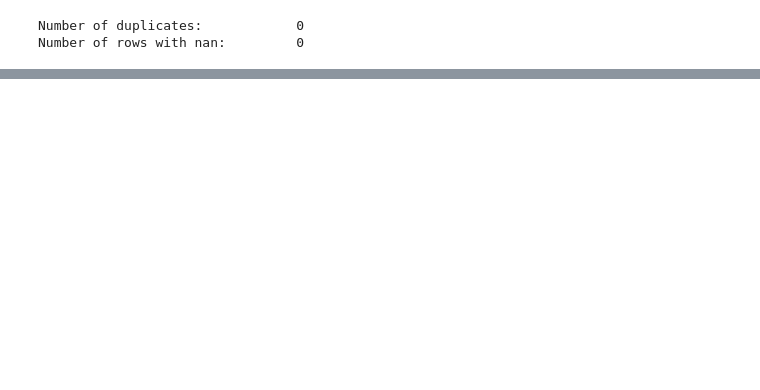
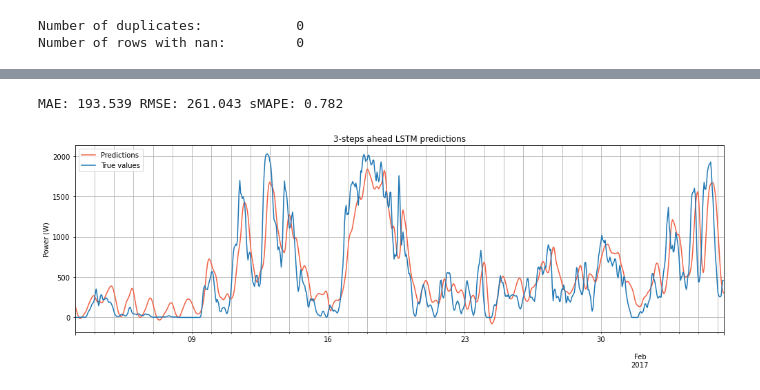
Before and after one commit to esvazas/wind_power_forecasting, a Jupyter notebook: notebooks/5_LSTM_forecasting.ipynb, the cells around one changed output, grey strips where cells are left out. Drawn from its saved outputs; the diff is of its cells as text; code cells hidden in the pictures; blank space fills up the shorter version.

Commit message:
Test LSTM notebook.

```diff
--- a/notebooks/5_LSTM_forecasting.ipynb
+++ b/notebooks/5_LSTM_forecasting.ipynb
@@ -59,5 +65,8 @@ Index(['Date_time', 'P_avg', 'Ws_avg', 'Ot_avg', 'Wa_avg', 'Ya_avg', 'Ba_avg',
       dtype='object')
 # %%
+# define dates for plotting
+test_dates = dataset.loc[dataset['Date_time'].dt.year.isin(test_years), 'Date_time'].values
+
 # split to training/validation/testing sets based on indices
 dataset_train = dataset[dataset.index.isin(train_idx)].copy()
 dataset_valid = dataset[dataset.index.isin(valid_idx)].copy()
@@ -111,13 +125,8 @@ y_valid = y_valid_sup.values
 X_test = X_test_sup.values
 y_test = y_test_sup.values
 # %%
-# DEFINE LSTM MODEL HYPER-PARAMETERS
-BATCH_SIZE = 512
-N_EPOCHS = 100
-N_NEURONS = 64
-
 # FIT MODEL
-lstm_model = fit_lstm(
+lstm_model, history = lstm.fit_lstm(
     X_train, y_train,
     X_valid, y_valid,
     BATCH_SIZE, N_EPOCHS, N_NEURONS,
@@ -127,0 +140,11 @@ y_predict, y_true = make_predictions(lstm_model, X_valid, y_valid, scaler_output
+# %%
+# evaluate predictions
+y_predict, y_true = lstm.make_predictions(lstm_model, X_valid, y_valid, scaler_output, N_PAST)
+
+# plot predictions
+predictions = pd.Series(y_predict, index=test_dates[N_PAST:-N_OUT+1])
+true = pd.Series(y_true, index=test_dates[N_PAST:-N_OUT+1])
+processing.plot_series_predictions(true, predictions, N_OUT=N_OUT, method='LSTM')
+# %% [output]
+MAE: 193.539 RMSE: 261.043 sMAPE: 0.782
+[figure, added]
```
Also changed, not shown: parts of 8 cells of this notebook.
